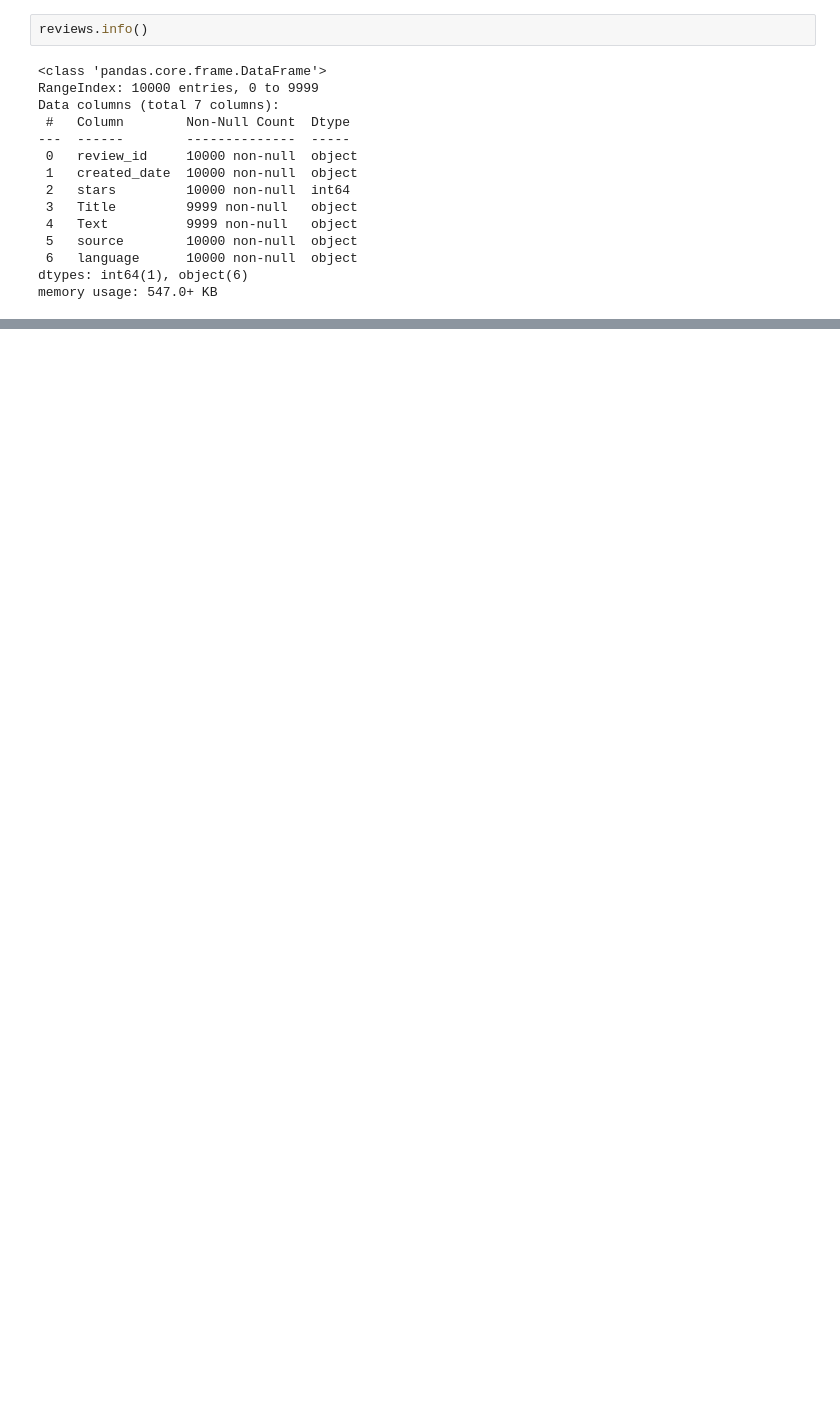
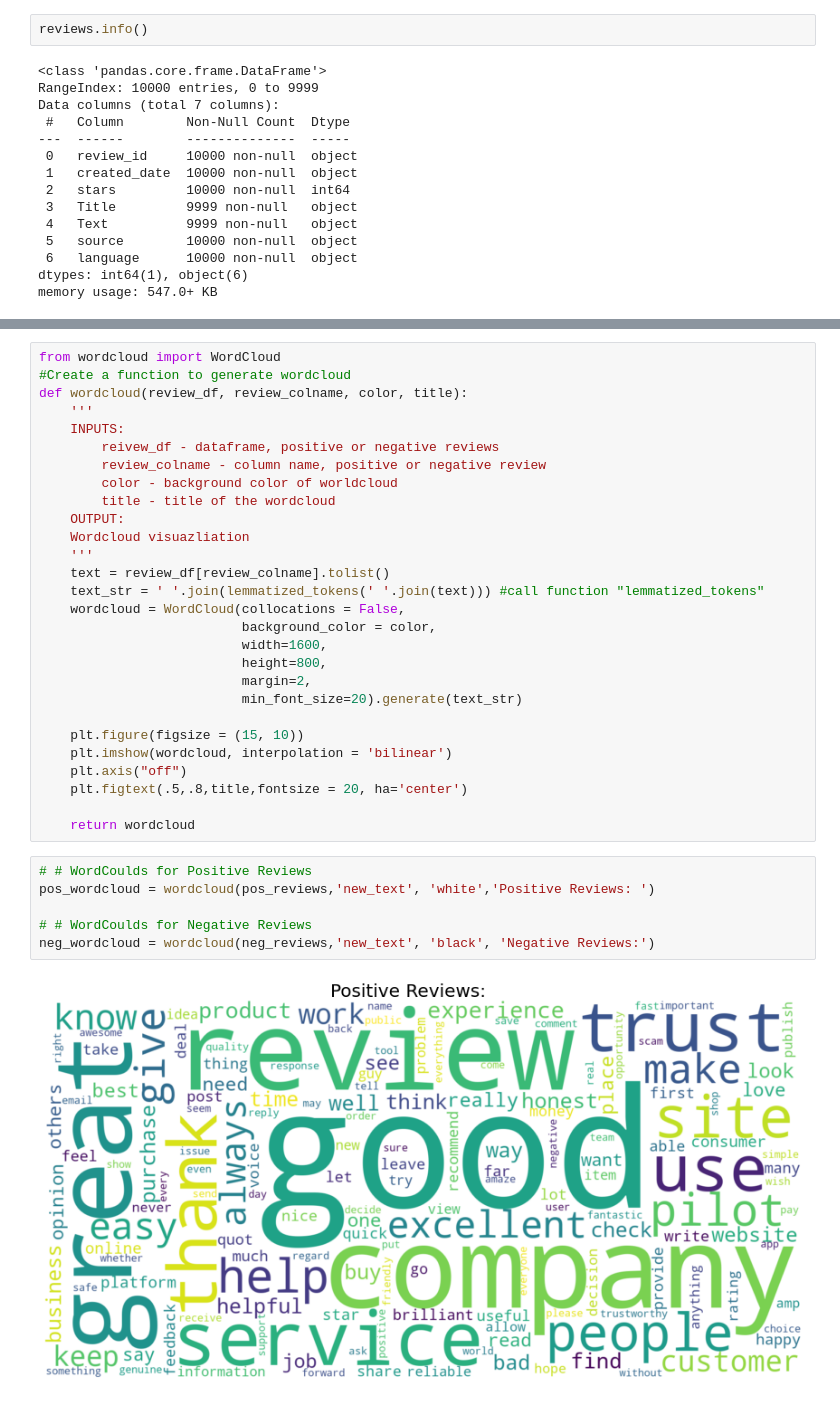
Before and after one commit to sreeramRJ/reviews_topic_modelling, a Jupyter notebook: notebook.ipynb, the cells around one changed output, grey strips where cells are left out. Saved outputs shown, nothing was run; the diff lists cells and outputs as text; blank space fills up the shorter version.

```diff
--- a/notebook.ipynb
+++ b/notebook.ipynb
@@ -102,0 +308,36 @@ FileNotFoundError: [WinError 3] The system cannot find the path specified: 'C:\\
+# %%
+from wordcloud import WordCloud
+#Create a function to generate wordcloud
+def wordcloud(review_df, review_colname, color, title):
+    '''
+    INPUTS:
+        reivew_df - dataframe, positive or negative reviews
+        review_colname - column name, positive or negative review
+        color - background color of worldcloud
+        title - title of the wordcloud
+    OUTPUT:
+    Wordcloud visuazliation
+    '''
+    text = review_df[review_colname].tolist()
+    text_str = ' '.join(lemmatized_tokens(' '.join(text))) #call function "lemmatized_tokens"
+    wordcloud = WordCloud(collocations = False,
+                          background_color = color,
+                          width=1600,
+                          height=800,
+                          margin=2,
+                          min_font_size=20).generate(text_str)
+
+    plt.figure(figsize = (15, 10))
+    plt.imshow(wordcloud, interpolation = 'bilinear')
+    plt.axis("off")
+    plt.figtext(.5,.8,title,fontsize = 20, ha='center')
+
+    return wordcloud
+# %%
+# # WordCoulds for Positive Reviews
+pos_wordcloud = wordcloud(pos_reviews,'new_text', 'white','Positive Reviews: ')
+
+# # WordCoulds for Negative Reviews
+neg_wordcloud = wordcloud(neg_reviews,'new_text', 'black', 'Negative Reviews:')
+# %% [output]
+[figure, added]
```
Also changed, not shown: parts of 49 cells of this notebook, 1 other file.
